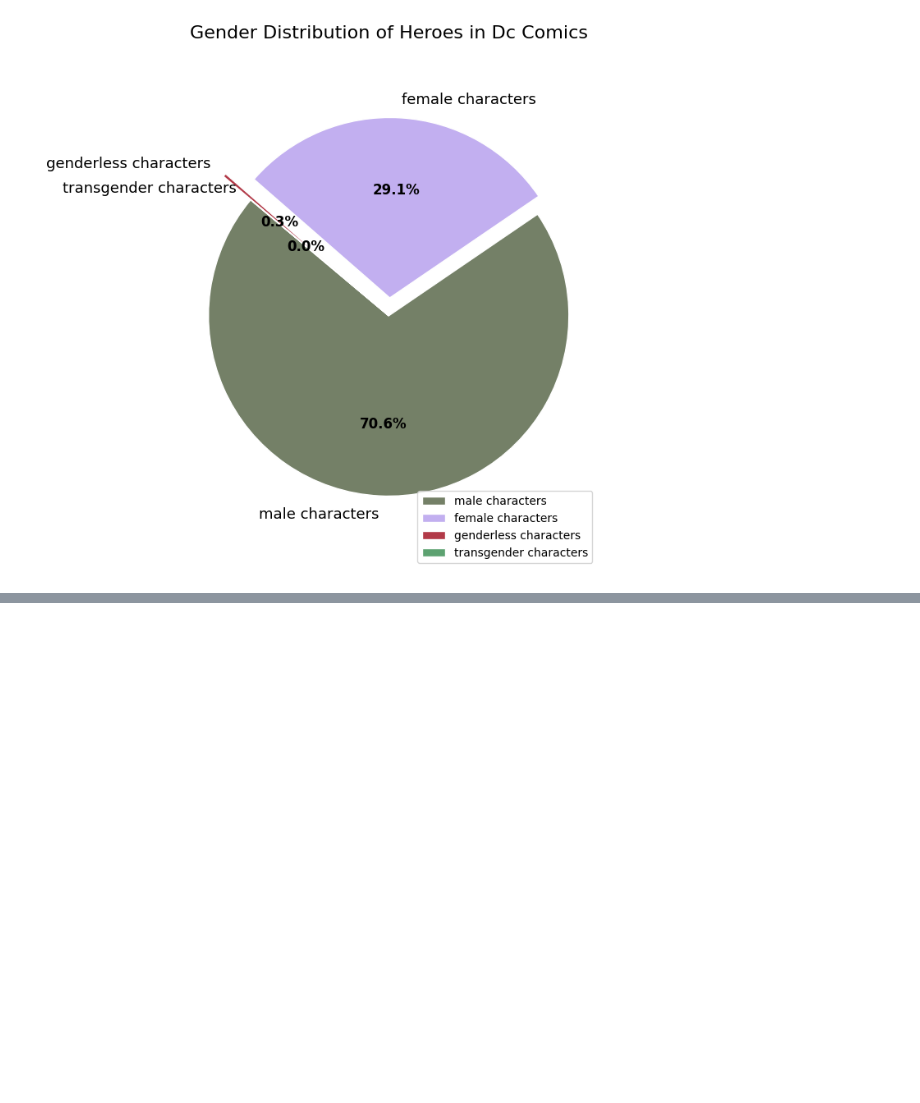
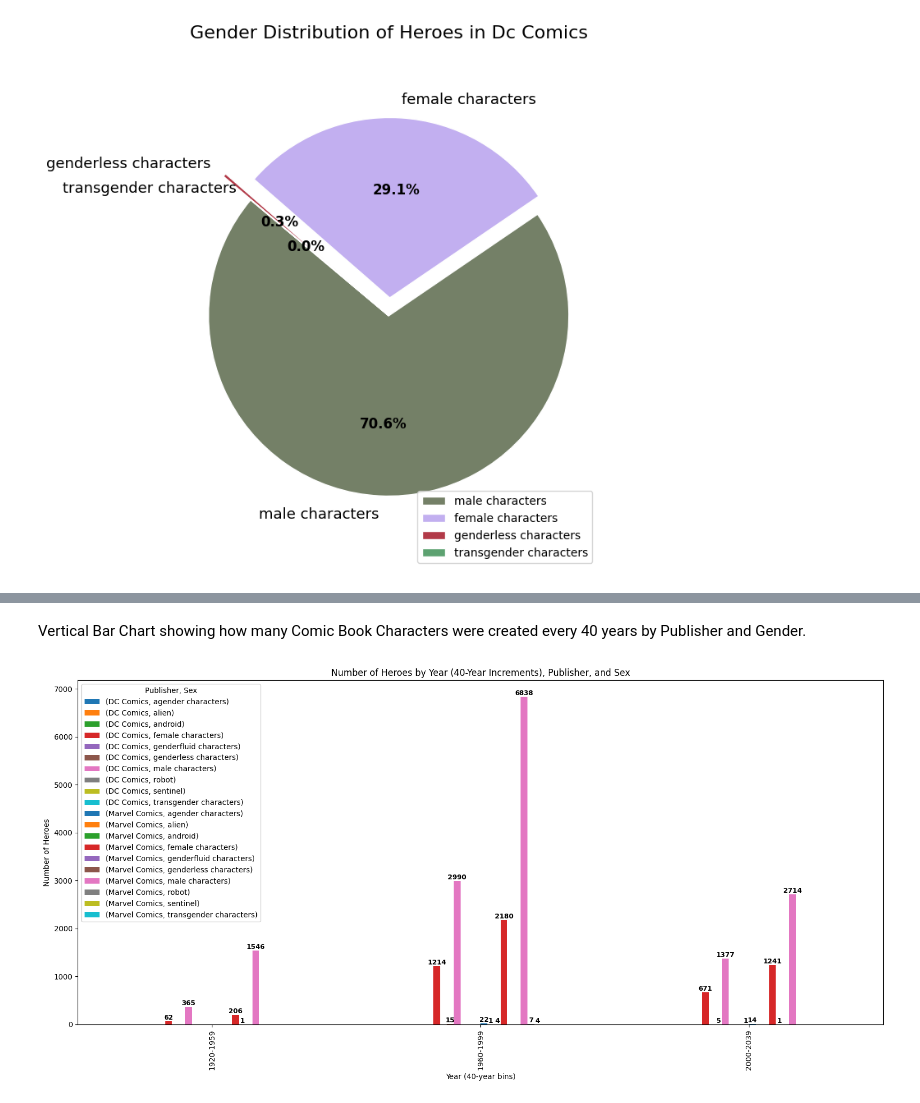
Before and after one commit to Arioch3d/DA_Capstone, a Jupyter notebook: SuperHero.ipynb, the cells around one changed output, grey strips where cells are left out. Drawn from its saved outputs; the diff is of its cells as text; code cells hidden in the pictures; blank space fills up the shorter version.

```diff
--- a/SuperHero.ipynb
+++ b/SuperHero.ipynb
@@ -451,0 +549,53 @@ Name: count, dtype: int64
+# %% [markdown]
+Vertical Bar Chart showing how many Comic Book Characters were created every 40 years by Publisher and Gender.
+# %%
+def hero_year_40yr_bar_chart_by_sex():
+    conn = sqlite3.connect('Hero.db')
+    # Get DC data
+    dc_df = pd.read_sql("SELECT name, year, sex FROM DCHeroes", conn)
+    dc_df = dc_df[dc_df['year'].apply(lambda x: str(x).isdigit())]
+    dc_df['year'] = dc_df['year'].astype(int)
+    dc_df['Publisher'] = 'DC Comics'
+    # Get Marvel data
+    marvel_df = pd.read_sql("SELECT name, year, sex FROM MarvelHeroes", conn)
+    marvel_df['year'] = pd.to_numeric(marvel_df['year'], errors='coerce')
+    marvel_df = marvel_df.dropna(subset=['year'])
+    marvel_df['year'] = marvel_df['year'].astype(int)
+    marvel_df['Publisher'] = 'Marvel Comics'
+    conn.close()
+
+    # Combine
+    combined_df = pd.concat([dc_df, marvel_df], ignore_index=True)
+
+    # Create 40-year bins
+    min_year = combined_df['year'].min()
+    max_year = combined_df['year'].max()
+    bins = list(range((min_year // 40) * 40, ((max_year // 40) + 2) * 40, 40))
+    labels = [f"{bins[i]}-{bins[i+1]-1}" for i in range(len(bins)-1)]
+    combined_df['year_bin'] = pd.cut(combined_df['year'], bins=bins, labels=labels, right=False)
+
+    # Group by year_bin, Publisher, and sex
+    grouped = combined_df.groupby(['year_bin', 'Publisher', 'sex']).size().unstack(['Publisher', 'sex']).fillna(0)
+
+    # Plot
+    ax = grouped.plot(kind='bar', figsize=(16, 8))
+    plt.xlabel('Year (40-year bins)')
+    plt.ylabel('Number of Heroes')
+    plt.title('Number of Heroes by Year (40-Year Increments), Publisher, and Sex')
+    plt.legend(title='Publisher, Sex')
+    plt.tight_layout()
+
+    # Add count labels on top of each bar
+    for p in ax.patches:
+        height = int(p.get_height())
+        if height > 0:
+            ax.annotate(str(height),
+                        (p.get_x() + p.get_width() / 2, height),
+                        ha='center', va='bottom', fontsize=9, fontweight='bold')
+
+    plt.show()
+
+# Call the function
+hero_year_40yr_bar_chart_by_sex()
+# %% [output]
+[figure, added]
```
Also changed, not shown: parts of 6 cells of this notebook, 1 other file.
